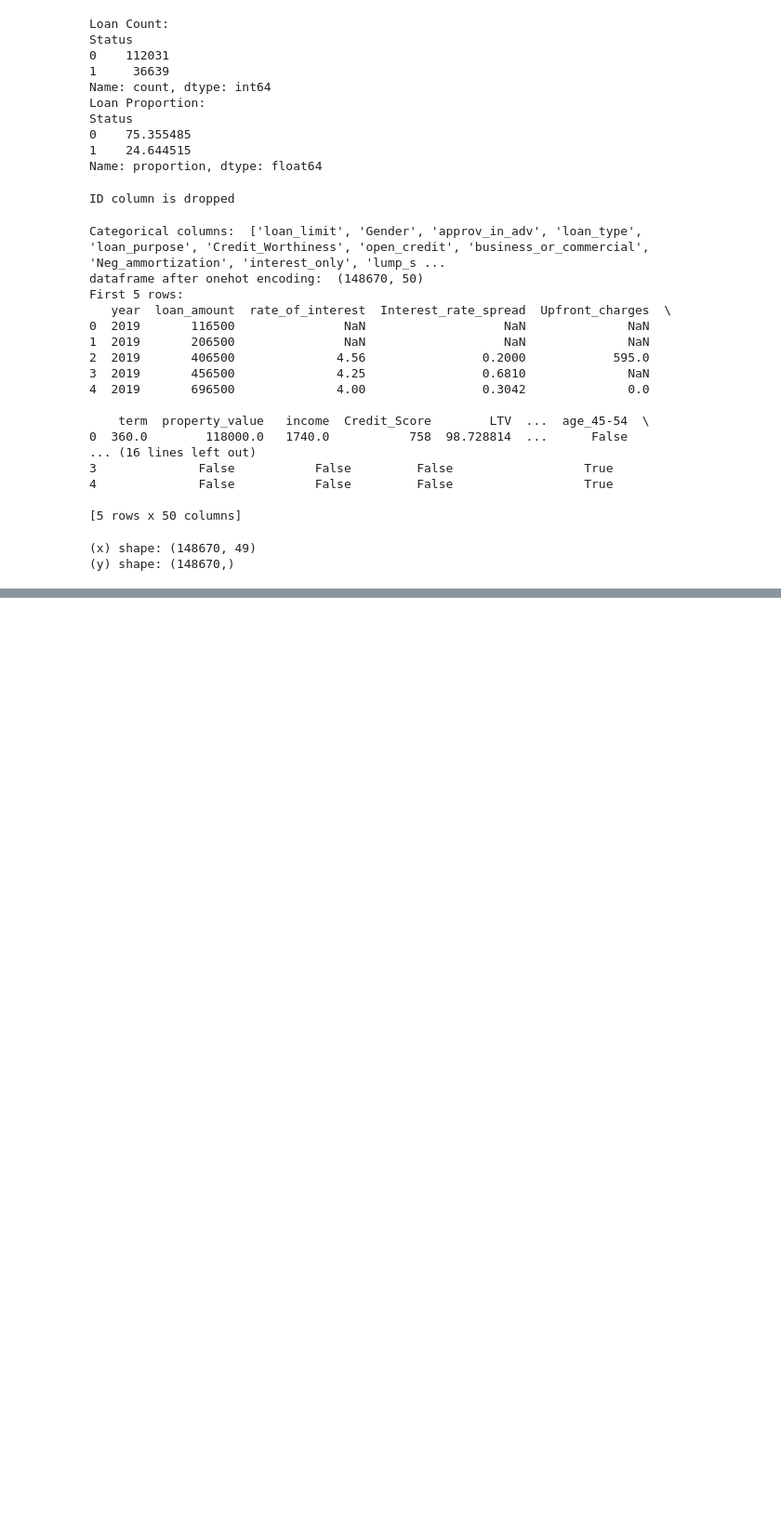
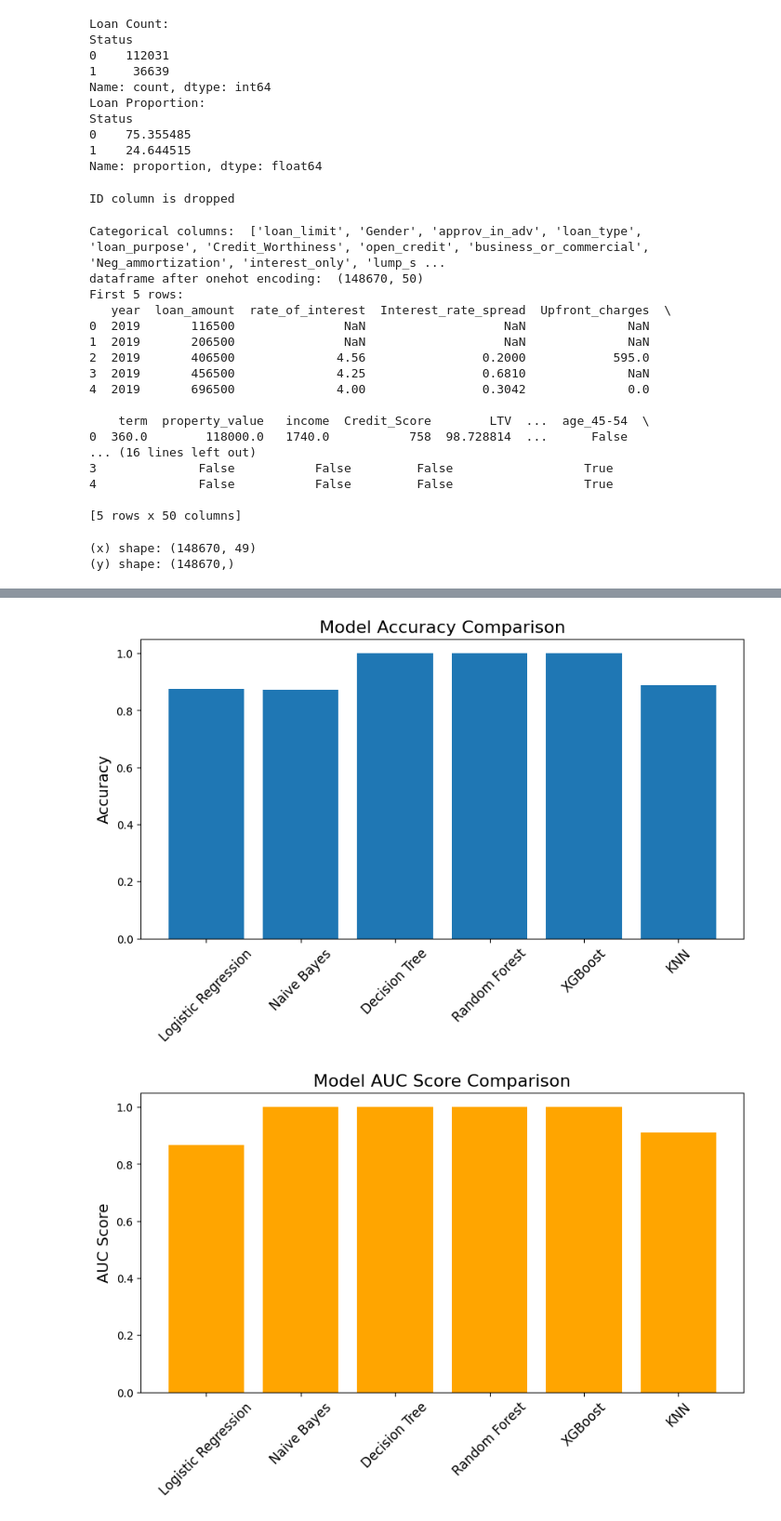
Before and after one commit to springboardmentor891v/CreditPathAI_Oct_Batch, a Jupyter notebook: Main.ipynb, the cells around one changed output, grey strips where cells are left out. Shown: that part at 93% size. Drawn from its saved outputs; the diff is of its cells as text; code cells hidden in the pictures; blank space fills up the shorter version.

```diff
--- a/Main.ipynb
+++ b/Main.ipynb
@@ -138,0 +161,16 @@ y_test shape: (29734,)
+# %%
+# Fix Missing Values
+
+from sklearn.impute import SimpleImputer
+
+imputer = SimpleImputer(strategy='median')
+X_train = imputer.fit_transform(X_train)
+X_test = imputer.transform(X_test)
+
+# apply scaling
+scaler = StandardScaler()
+
+X_train_scaled = scaler.fit_transform(X_train)
+X_test_scaled = scaler.transform(X_test)
+
+print("Applied Imputer + Scaling")
@@ -138,0 +179,7 @@ y_test shape: (29734,)
+# %%
+scaler = StandardScaler()
+
+X_train_scaled = scaler.fit_transform(X_train)
+X_test_scaled = scaler.transform(X_test)
+
+print("\n Applied feature scaling")
@@ -138,0 +253,21 @@ y_test shape: (29734,)
+# %%
+import matplotlib.pyplot as plt
+
+# ---------- Accuracy Graph ----------
+plt.figure(figsize=(10,5))
+plt.bar(results.keys(), results.values())
+plt.title("Model Accuracy Comparison", fontsize=16)
+plt.ylabel("Accuracy", fontsize=14)
+plt.xticks(rotation=45, fontsize=12)
+plt.show()
+
+# ---------- AUC Graph ----------
+plt.figure(figsize=(10,5))
+plt.bar(roc_values.keys(), roc_values.values(), color='orange')
+plt.title("Model AUC Score Comparison", fontsize=16)
+plt.ylabel("AUC Score", fontsize=14)
+plt.xticks(rotation=45, fontsize=12)
+plt.show()
+# %% [output]
+[figure, added]
+[figure, added]
```
Also changed, not shown: parts of 6 cells of this notebook.
